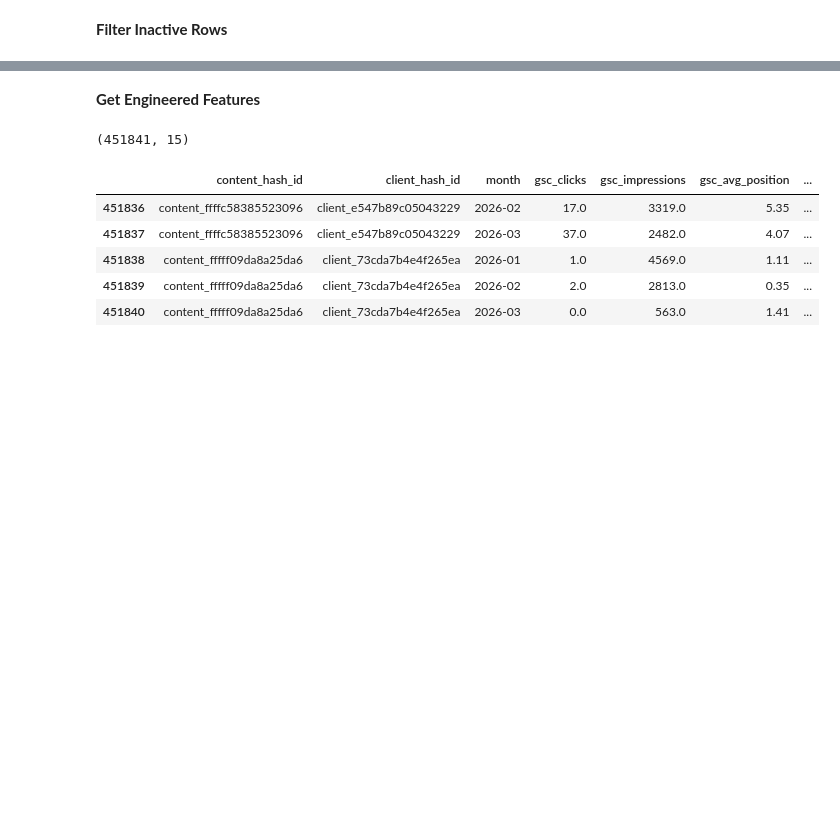
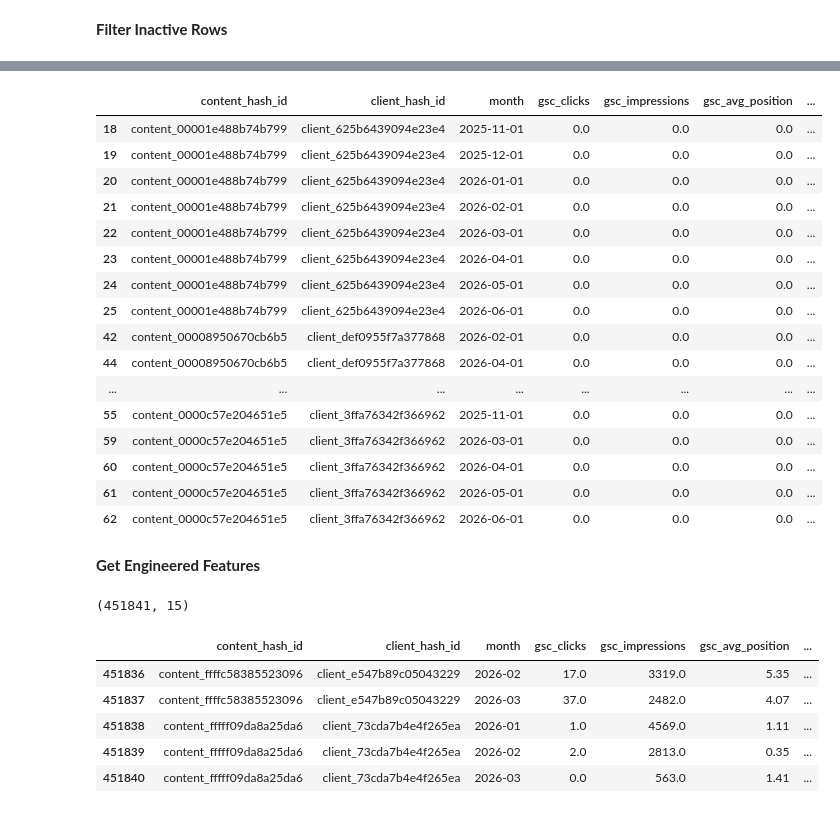
Before and after one commit to MuhammadOkasha004/flyrank-ml-internship-work, a Jupyter notebook: work/notebooks/w03_feature_leakage_check.ipynb, the cells around one changed output, grey strips where cells are left out. Drawn from its saved outputs; the diff is of its cells as text; code cells hidden in the pictures; blank space fills up the shorter version.

```diff
--- a/work/notebooks/w03_feature_leakage_check.ipynb
+++ b/work/notebooks/w03_feature_leakage_check.ipynb
@@ -205,0 +1064,72 @@ display(df_page_month.head())
+# %%
+# ============================================
+# STEP: Dead Row Audit
+# ============================================
+
+# Work on cleaned dataset
+df_check = df_clean.copy()
+
+print("=" * 70)
+print("DEAD ROW AUDIT")
+print("=" * 70)
+
+print(f"Total rows: {len(df_check):,}")
+
+# ------------------------------------------------
+# 1. Completely empty rows
+# ------------------------------------------------
+
+all_null_rows = df_check.isna().all(axis=1)
+
+print(f"\nCompletely empty rows: {all_null_rows.sum():,}")
+
+
+# ------------------------------------------------
+# 2. Rows where all measurable numeric metrics = 0
+# ------------------------------------------------
+
+metric_cols = [
+    "gsc_clicks",
+    "gsc_impressions",
+    "gsc_avg_position",
+    "ga4_total_engagement_sec",
+    "sessions_organic",
+    "sessions_ai",
+    "ai_other"
+]
+
+all_zero_metrics = (df_check[metric_cols] == 0).all(axis=1)
+
+print(f"Rows with ALL metrics = 0: {all_zero_metrics.sum():,}")
+
+
+# ------------------------------------------------
+# 3. Rows with no measurable activity
+# ------------------------------------------------
+
+dead_rows = all_zero_metrics
+
+print(f"\nPotential dead rows: {dead_rows.sum():,}")
+print(
+    f"Potential dead row percentage: "
+    f"{dead_rows.mean() * 100:.2f}%"
+)
+
+
+# ------------------------------------------------
+# 4. Show examples
+# ------------------------------------------------
+
+print("\nSample potential dead rows:")
+
+display(
+    df_check.loc[
+        dead_rows,
+        [
+            "content_hash_id",
+            "client_hash_id",
+            "month"
+        ] + metric_cols
+    ].head(20)
+)
+# %% [output]
@@ -206,3 +1148,20 @@ display(df_page_month.head())
+|  | content_hash_id | client_hash_id | month | gsc_clicks | gsc_impressions | gsc_avg_position | ... |
+| 18 | content_00001e488b74b799 | client_625b6439094e23e4 | 2025-11-01 | 0.0 | 0.0 | 0.0 | ... |
+| 19 | content_00001e488b74b799 | client_625b6439094e23e4 | 2025-12-01 | 0.0 | 0.0 | 0.0 | ... |
+| 20 | content_00001e488b74b799 | client_625b6439094e23e4 | 2026-01-01 | 0.0 | 0.0 | 0.0 | ... |
+| 21 | content_00001e488b74b799 | client_625b6439094e23e4 | 2026-02-01 | 0.0 | 0.0 | 0.0 | ... |
+| 22 | content_00001e488b74b799 | client_625b6439094e23e4 | 2026-03-01 | 0.0 | 0.0 | 0.0 | ... |
+| 23 | content_00001e488b74b799 | client_625b6439094e23e4 | 2026-04-01 | 0.0 | 0.0 | 0.0 | ... |
+| 24 | content_00001e488b74b799 | client_625b6439094e23e4 | 2026-05-01 | 0.0 | 0.0 | 0.0 | ... |
+| 25 | content_00001e488b74b799 | client_625b6439094e23e4 | 2026-06-01 | 0.0 | 0.0 | 0.0 | ... |
+| 42 | content_00008950670cb6b5 | client_def0955f7a377868 | 2026-02-01 | 0.0 | 0.0 | 0.0 | ... |
+| 44 | content_00008950670cb6b5 | client_def0955f7a377868 | 2026-04-01 | 0.0 | 0.0 | 0.0 | ... |
+| ... | ... | ... | ... | ... | ... | ... | ... |
+| 55 | content_0000c57e204651e5 | client_3ffa76342f366962 | 2025-11-01 | 0.0 | 0.0 | 0.0 | ... |
+| 59 | content_0000c57e204651e5 | client_3ffa76342f366962 | 2026-03-01 | 0.0 | 0.0 | 0.0 | ... |
+| 60 | content_0000c57e204651e5 | client_3ffa76342f366962 | 2026-04-01 | 0.0 | 0.0 | 0.0 | ... |
+| 61 | content_0000c57e204651e5 | client_3ffa76342f366962 | 2026-05-01 | 0.0 | 0.0 | 0.0 | ... |
+| 62 | content_0000c57e204651e5 | client_3ffa76342f366962 | 2026-06-01 | 0.0 | 0.0 | 0.0 | ... |
 # %% [markdown]
 **Get Engineered Features**
 # %%
```
Also changed, not shown: parts of 22 cells of this notebook.
